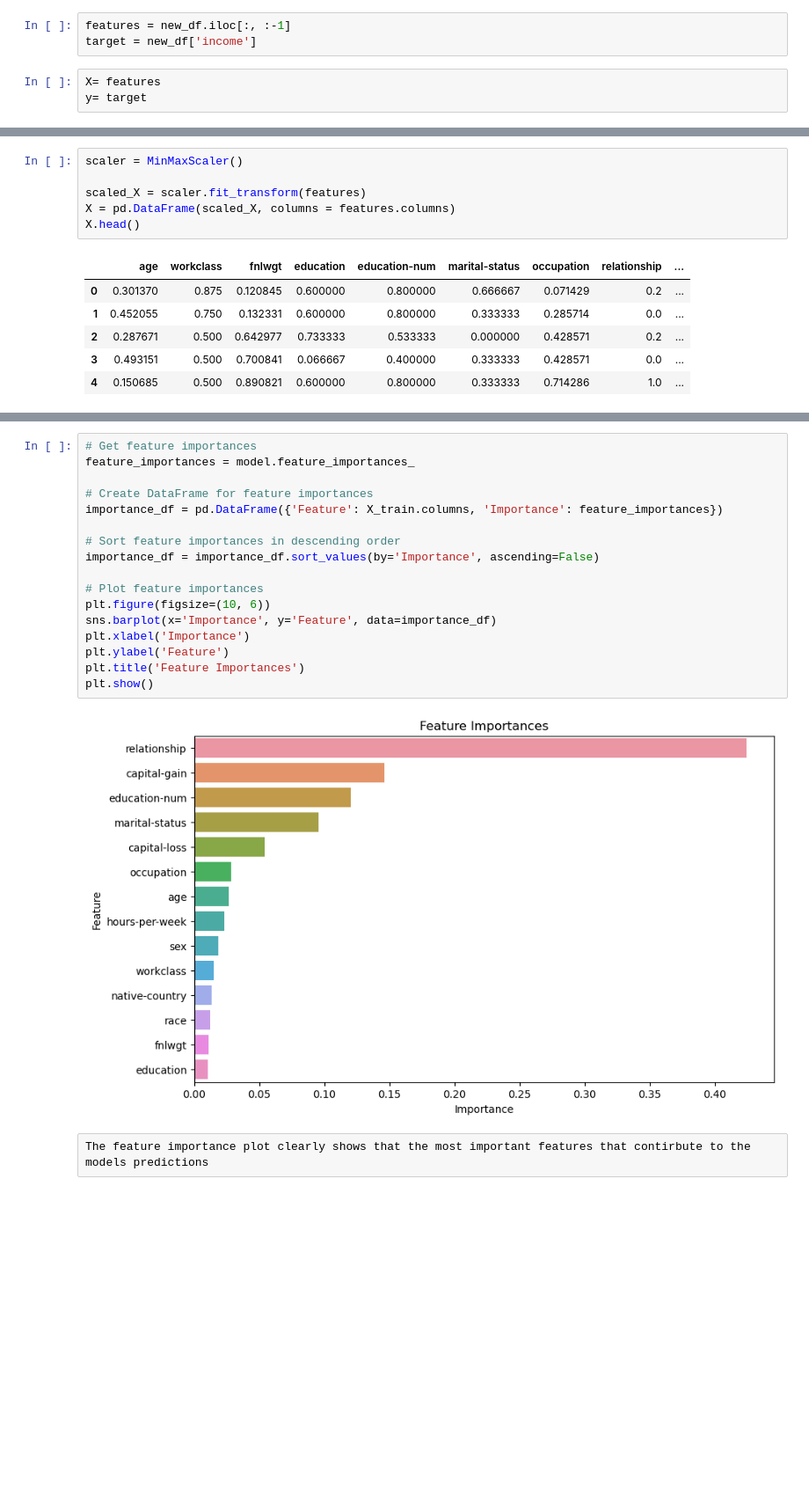
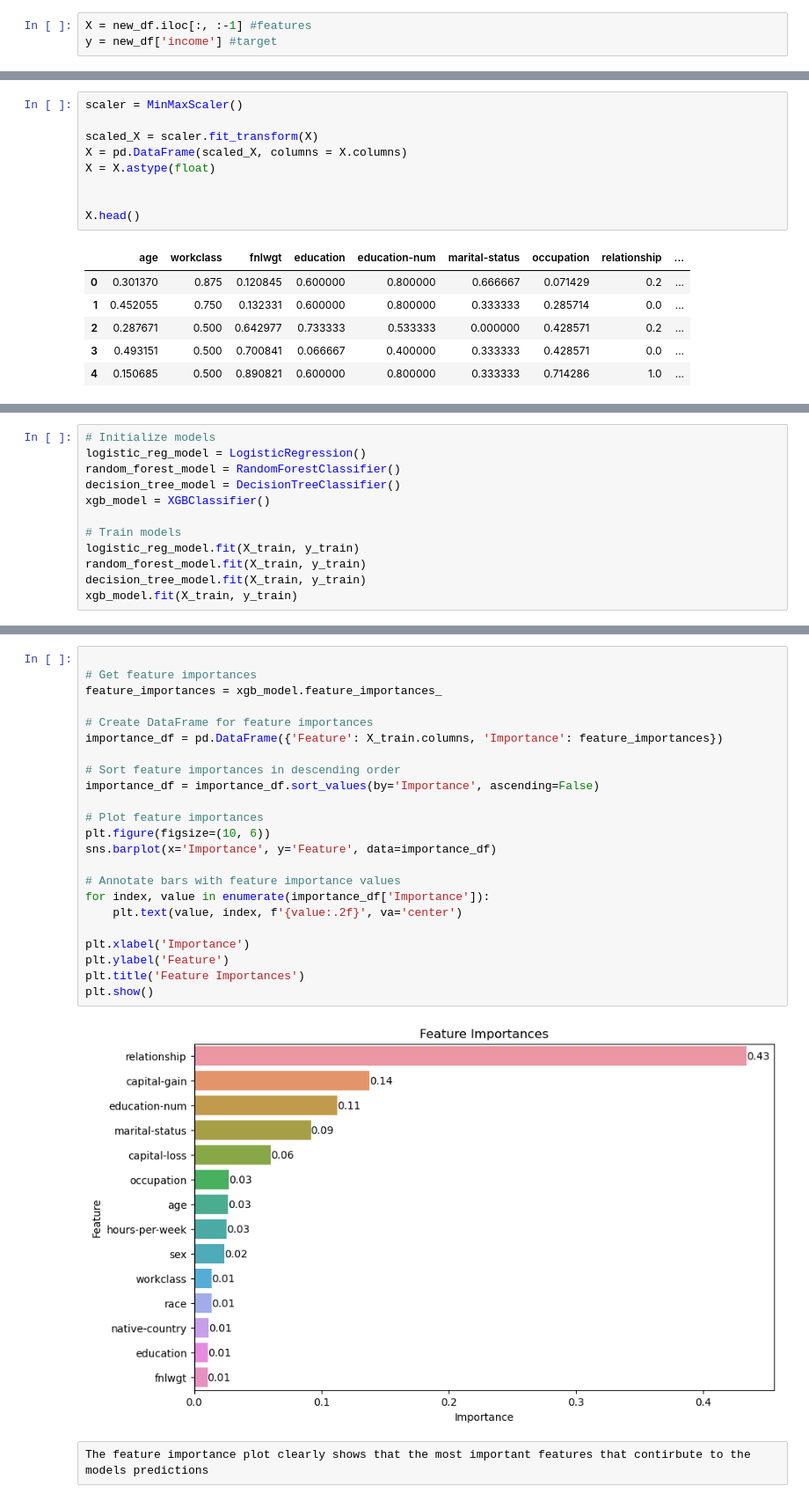
Before and after one commit to moyinajayi/Income_prediction_xgboost, a Jupyter notebook: Income_Predictions/Incomepredictins.ipynb, the cells around one changed output, grey strips where cells are left out. Shown at 88% size. Drawn from its saved outputs; the diff is of its cells as text; blank space fills up the shorter version.

```diff
--- a/Income_Predictions/Incomepredictins.ipynb
+++ b/Income_Predictions/Incomepredictins.ipynb
@@ -368,18 +371,18 @@ new_df.head()
 # %% [markdown]
 #### Split Features and target
 # %%
-features = new_df.iloc[:, :-1]
-target = new_df['income']
+X = new_df.iloc[:, :-1] #features
+y = new_df['income'] #target
-# %%
-X= features
-y= target
 # %% [markdown]
 ### Scaling  features
 # %%
 scaler = MinMaxScaler()
 
-scaled_X = scaler.fit_transform(features)
-X = pd.DataFrame(scaled_X, columns = features.columns)
+scaled_X = scaler.fit_transform(X)
+X = pd.DataFrame(scaled_X, columns = X.columns)
+X = X.astype(float)
+
+
 X.head()
 # %% [output]
 |  | age | workclass | fnlwgt | education | education-num | marital-status | occupation | relationship | ... |
@@ -480,0 +447,12 @@ sns.heatmap(cm, annot=True, cmap='BuPu', fmt='g', annot_kws={"fontsize":10}) # A
+# %%
+# Initialize models
+logistic_reg_model = LogisticRegression()
+random_forest_model = RandomForestClassifier()
+decision_tree_model = DecisionTreeClassifier()
+xgb_model = XGBClassifier()
+
+# Train models
+logistic_reg_model.fit(X_train, y_train)
+random_forest_model.fit(X_train, y_train)
+decision_tree_model.fit(X_train, y_train)
+xgb_model.fit(X_train, y_train)
@@ -497,22 +604,28 @@ weighted avg       0.86      0.87      0.86      9525
 # %%
+
 # Get feature importances
-feature_importances = model.feature_importances_
+feature_importances = xgb_model.feature_importances_
 
 # Create DataFrame for feature importances
 importance_df = pd.DataFrame({'Feature': X_train.columns, 'Importance': feature_importances})
 
 # Sort feature importances in descending order
 importance_df = importance_df.sort_values(by='Importance', ascending=False)
 
 # Plot feature importances
 plt.figure(figsize=(10, 6))
 sns.barplot(x='Importance', y='Feature', data=importance_df)
+
+# Annotate bars with feature importance values
+for index, value in enumerate(importance_df['Importance']):
+    plt.text(value, index, f'{value:.2f}', va='center')
+
 plt.xlabel('Importance')
 plt.ylabel('Feature')
 plt.title('Feature Importances')
 plt.show()
 # %% [output]
-[figure, old version]
+[figure, new version]
 # %% [raw]
 The feature importance plot clearly shows that the most important features that contirbute to the models predictions
 # %% [markdown]
```
Also changed, not shown: parts of 36 cells of this notebook.
